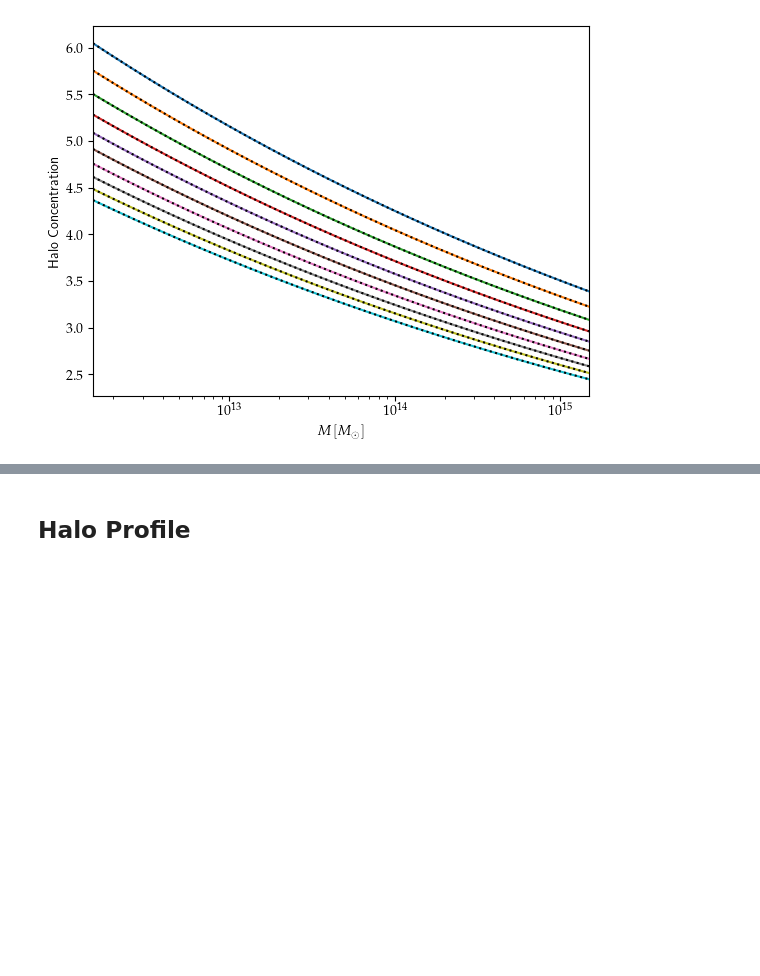
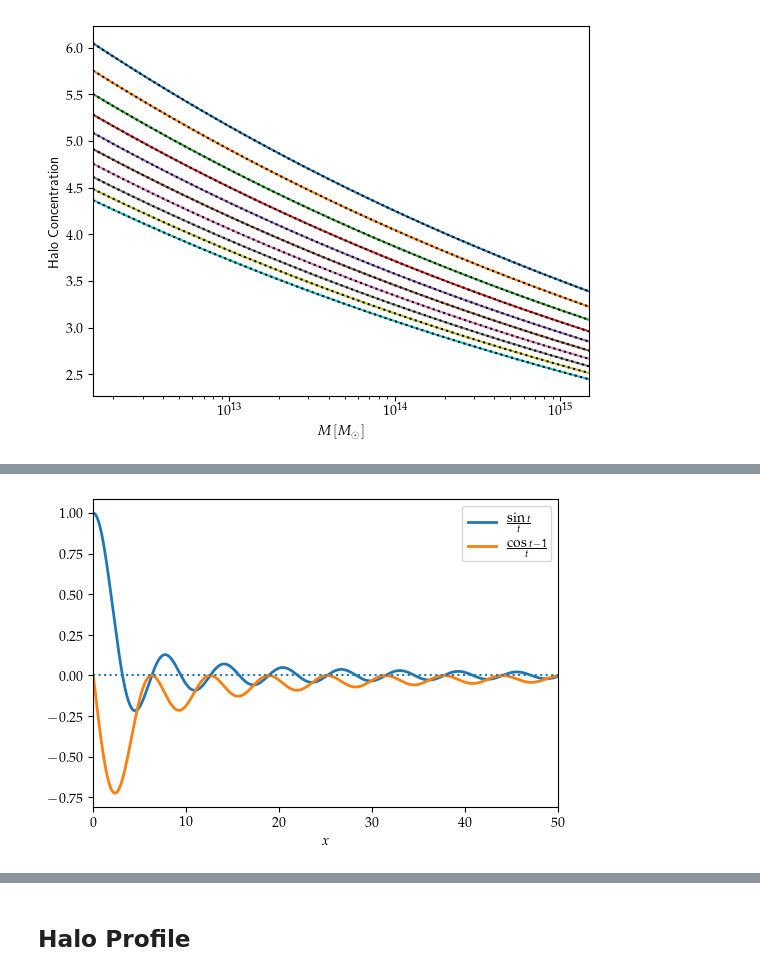
Before and after one commit to Harry45/jaxccl, a Jupyter notebook: notebook_hmfunc.ipynb, the cells around one changed output, grey strips where cells are left out. Cells and saved outputs as stored; diff of their text form; code cells hidden in the pictures; blank space fills up the shorter version.

```diff
--- a/notebook_hmfunc.ipynb
+++ b/notebook_hmfunc.ipynb
@@ -149,0 +188,16 @@ plt.show()
+# %%
+xmax = 50
+domain = jnp.linspace(1E-5, xmax, 1000)
+f_sin = jnp.sin(domain)/domain
+f_cos = (jnp.cos(domain) - 1.0)/domain
+
+plt.figure(figsize=(6,4))
+plt.plot(domain, f_sin, lw=2, label = r'$\frac{\textrm{sin}\,t}{t}$')
+plt.plot(domain, f_cos, lw=2, label = r'$\frac{\textrm{cos}\,t-1}{t}$')
+plt.axhline(0.0, linestyle = ':')
+plt.xlabel(r'$x$')
+plt.xlim(0, xmax)
+plt.legend()
+plt.show()
+# %% [output]
+[figure, added]
```
Also changed, not shown: parts of 14 cells of this notebook, 5 other files.
